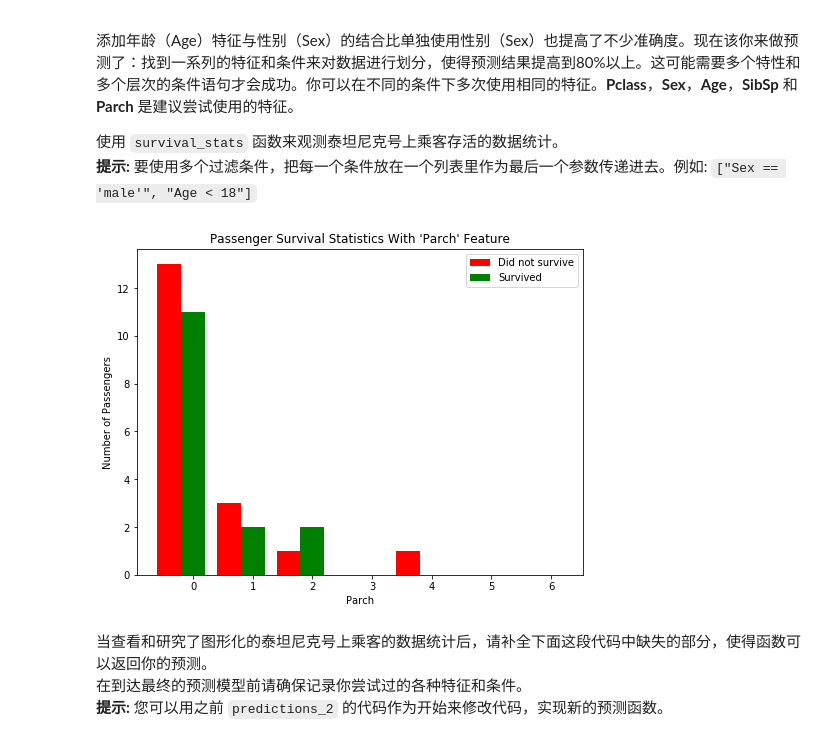
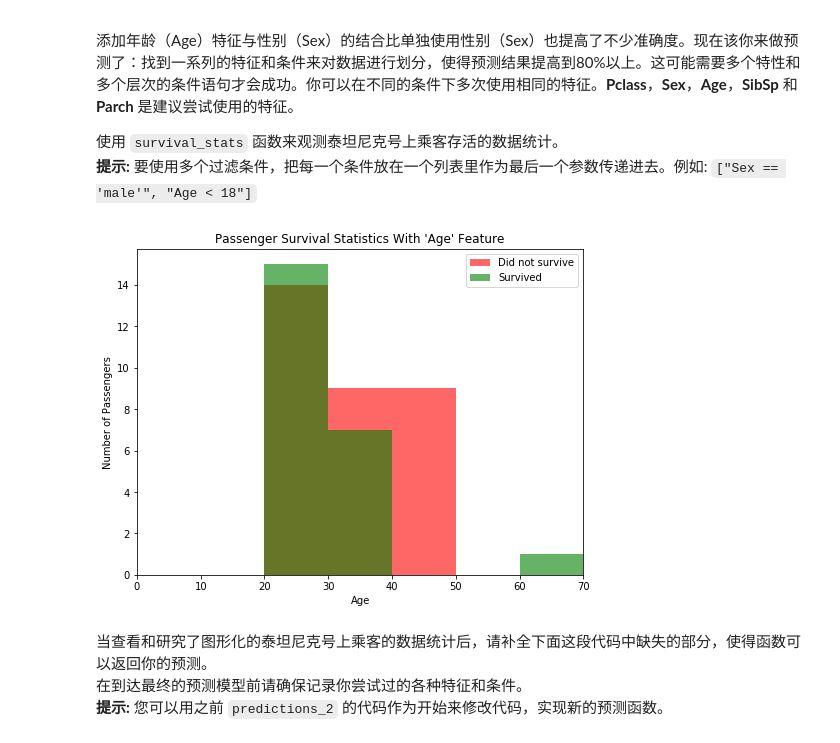
Before and after one commit to Cloudtree11/titanic_survival_exploration, a Jupyter notebook: titanic_survival_exploration.ipynb, the cells around one changed output. Drawn from its saved outputs; the diff is of its cells as text; code cells hidden in the pictures.

```diff
--- a/titanic_survival_exploration.ipynb
+++ b/titanic_survival_exploration.ipynb
@@ -234,9 +234,9 @@ Predictions have an accuracy of 79.35%.
 使用 `survival_stats` 函数来观测泰坦尼克号上乘客存活的数据统计。
 **提示:** 要使用多个过滤条件，把每一个条件放在一个列表里作为最后一个参数传递进去。例如: `["Sex == 'male'", "Age < 18"]`
 # %%
-survival_stats(data, outcomes, 'Parch', ["Sex == 'male'", "Age > 10", "SibSp > 0", "Pclass == 1"])
+survival_stats(data, outcomes, 'Age', ["Sex == 'female'", "Pclass == 3", "Age > 20"])
 # %% [output]
-[figure, old version]
+[figure, new version]
 # %% [markdown]
 当查看和研究了图形化的泰坦尼克号上乘客的数据统计后，请补全下面这段代码中缺失的部分，使得函数可以返回你的预测。
 在到达最终的预测模型前请确保记录你尝试过的各种特征和条件。
```
Also changed, not shown: parts of 6 cells of this notebook, 1 other file.
